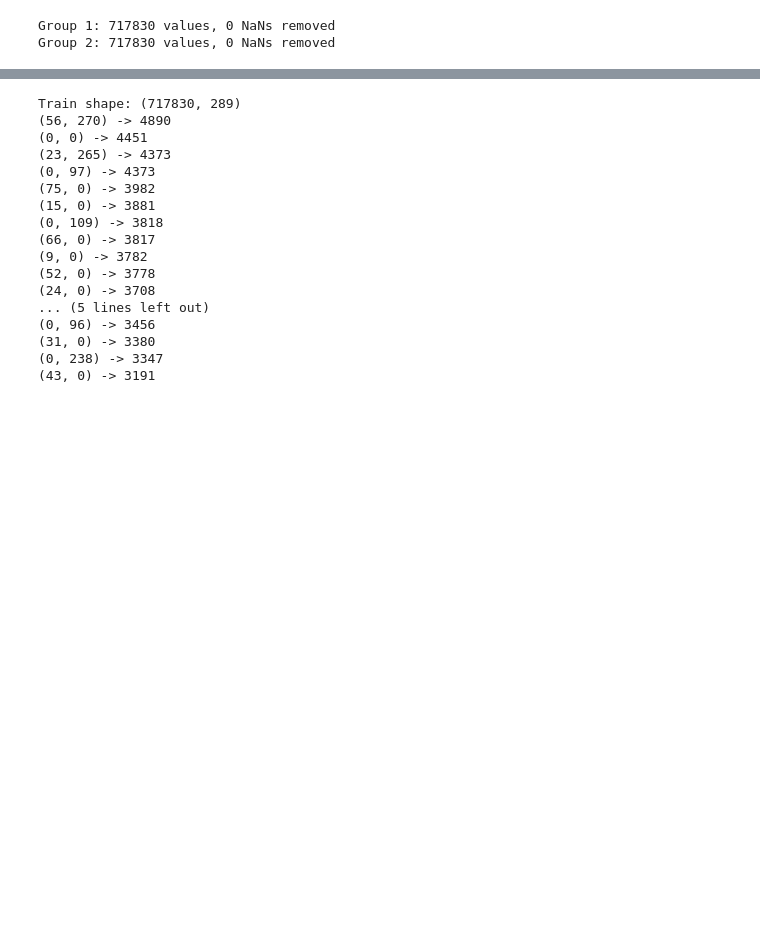
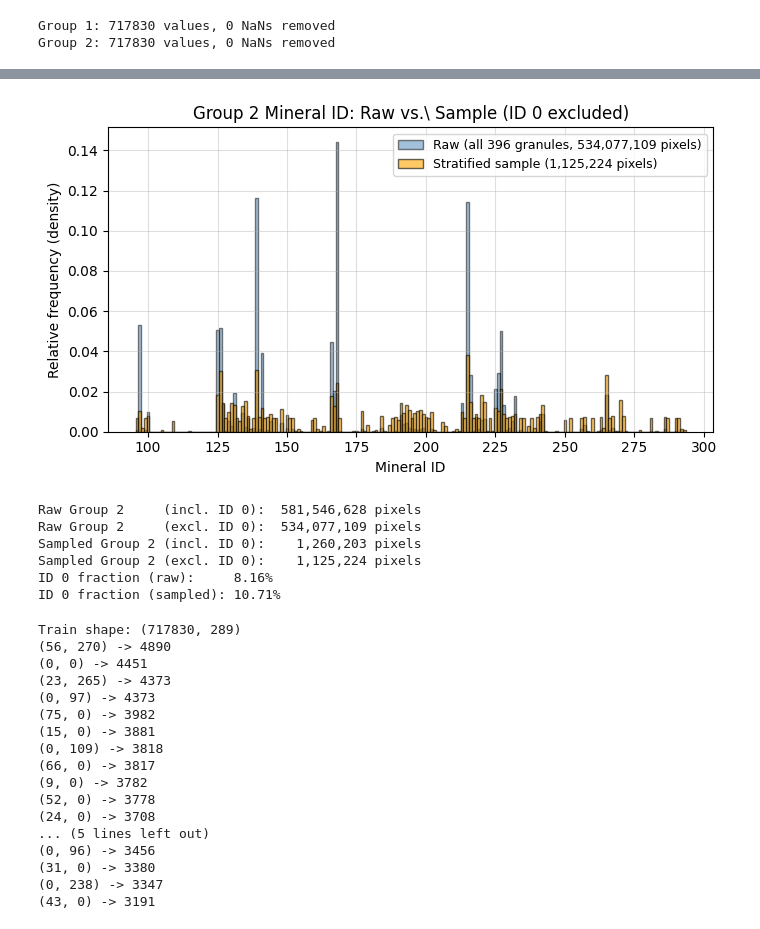
Before and after one commit to kjm422/Dissertation-transformer, a Jupyter notebook: kelli_scripts/Africa_pixel_GroupID.ipynb, the cells around one changed output, grey strips where cells are left out. Drawn from its saved outputs; the diff is of its cells as text; code cells hidden in the pictures; blank space fills up the shorter version.

```diff
--- a/kelli_scripts/Africa_pixel_GroupID.ipynb
+++ b/kelli_scripts/Africa_pixel_GroupID.ipynb
@@ -511,3 +613,55 @@ Group 2: 717830 values, 0 NaNs removed
+# %%
+# === Compare raw vs. sampled Group 2 distributions on a single plot (excluding ID 0) ===
+
+# Load the full Group 2 dataset (all 396 granules)
+g2_raw = np.load('/Users/kmccoy/Documents/USC/Research/Dissertation/Data/group2_mineralID.npy').flatten()
+g2_raw_clean = g2_raw[np.isfinite(g2_raw)]
+
+# Load the sampled indices and extract sampled values
+indices = np.load('../Data/balanced_g1_g2_indices_MINperID_7500.npy')
+g2_sampled = g2_raw[indices]
+g2_sampled_clean = g2_sampled[~np.isnan(g2_sampled)]
+
+# === Exclude ID 0 (unclassified) from both distributions ===
+g2_raw_nz     = g2_raw_clean[g2_raw_clean != 0]
+g2_sampled_nz = g2_sampled_clean[g2_sampled_clean != 0]
+
+# === Common bin edges so both histograms align on the same x-axis ===
+all_vals = np.concatenate((g2_raw_nz, g2_sampled_nz))
+bins = np.arange(np.floor(all_vals.min()), np.ceil(all_vals.max()) + 1) - 0.5
+
+# === Overlay plot, normalized to relative frequency ===
+plt.figure(figsize=(7, 4))
+plt.hist(g2_raw_nz, bins=bins, density=True,
+         alpha=0.5, color='steelblue', edgecolor='black',
+         label=f'Raw (all 396 granules, {len(g2_raw_nz):,} pixels)')
+plt.hist(g2_sampled_nz, bins=bins, density=True,
+         alpha=0.6, color='orange', edgecolor='black',
+         label=f'Stratified sample ({len(g2_sampled_nz):,} pixels)')
+plt.title('Group 2 Mineral ID: Raw vs.\\ Sample (ID 0 excluded)')
+plt.xlabel('Mineral ID')
+plt.ylabel('Relative frequency (density)')
+plt.legend(loc='upper right', fontsize=9)
+plt.grid(True, alpha=0.4)
+plt.tight_layout()
+plt.savefig('G2_orig_samphist.png', dpi=150, bbox_inches='tight')
+plt.show()
+
+# === Summary ===
+print(f"Raw Group 2     (incl. ID 0): {len(g2_raw_clean):>12,} pixels")
+print(f"Raw Group 2     (excl. ID 0): {len(g2_raw_nz):>12,} pixels")
+print(f"Sampled Group 2 (incl. ID 0): {len(g2_sampled_clean):>12,} pixels")
+print(f"Sampled Group 2 (excl. ID 0): {len(g2_sampled_nz):>12,} pixels")
+print(f"ID 0 fraction (raw):     {(len(g2_raw_clean) - len(g2_raw_nz)) / len(g2_raw_clean) * 100:.2f}%")
+print(f"ID 0 fraction (sampled): {(len(g2_sampled_clean) - len(g2_sampled_nz)) / len(g2_sampled_clean) * 100:.2f}%")
+# %% [output]
+[figure, added]
+Raw Group 2     (incl. ID 0):  581,546,628 pixels
+Raw Group 2     (excl. ID 0):  534,077,109 pixels
+Sampled Group 2 (incl. ID 0):    1,260,203 pixels
+Sampled Group 2 (excl. ID 0):    1,125,224 pixels
+ID 0 fraction (raw):     8.16%
+ID 0 fraction (sampled): 10.71%
 # %%
 # === Load and extract the two ID columns fresh ===
 tr_4000 = np.load('/Users/kmccoy/Documents/USC/Research/Dissertation/Data/TOApixel_balanced_W_gb1_gb2_gb1ID_gb2ID_train4000.npy')
```
Also changed, not shown: parts of 2 cells of this notebook, 15 other files.
